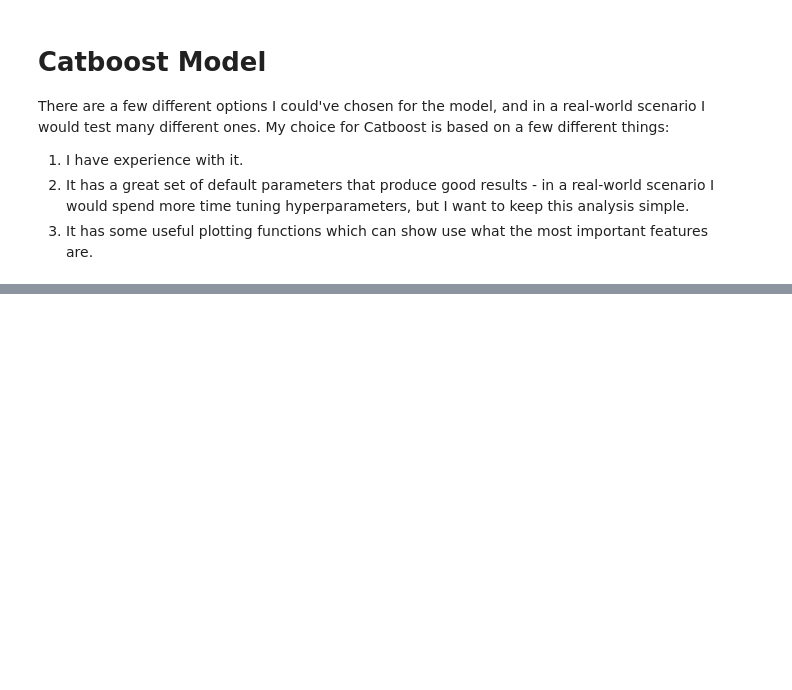
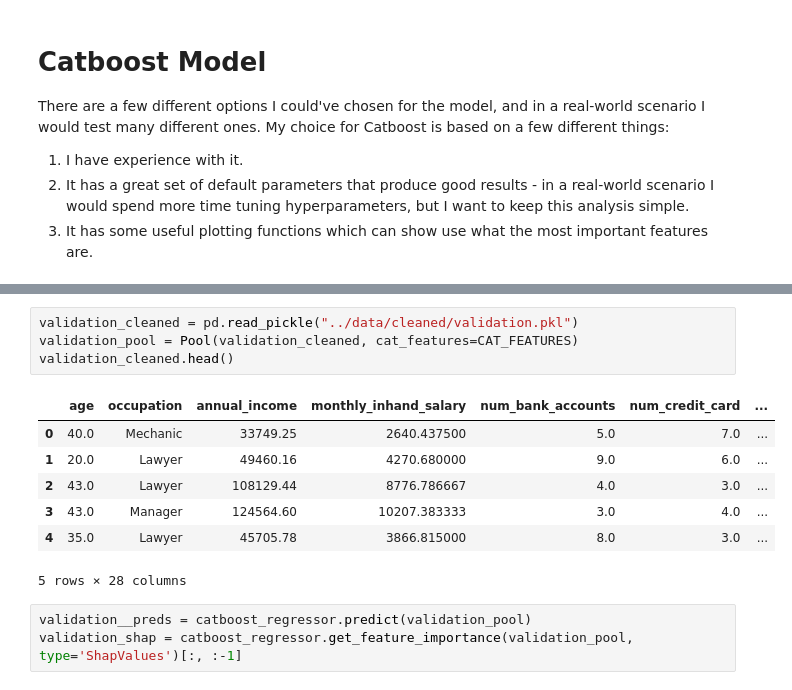
Before and after one commit to jgk-iles/zilch_interview, a Jupyter notebook: notebooks/catboost.ipynb, the cells around one changed output, grey strips where cells are left out. Saved outputs shown, nothing was run; the diff lists cells and outputs as text; blank space fills up the shorter version.

```diff
--- a/notebooks/catboost.ipynb
+++ b/notebooks/catboost.ipynb
@@ -208,0 +149,15 @@ feature_importances
+# %%
+validation_cleaned = pd.read_pickle("../data/cleaned/validation.pkl")
+validation_pool = Pool(validation_cleaned, cat_features=CAT_FEATURES)
+validation_cleaned.head()
+# %% [output]
+|  | age | occupation | annual_income | monthly_inhand_salary | num_bank_accounts | num_credit_card | ... |
+| 0 | 40.0 | Mechanic | 33749.25 | 2640.437500 | 5.0 | 7.0 | ... |
+| 1 | 20.0 | Lawyer | 49460.16 | 4270.680000 | 9.0 | 6.0 | ... |
+| 2 | 43.0 | Lawyer | 108129.44 | 8776.786667 | 4.0 | 3.0 | ... |
+| 3 | 43.0 | Manager | 124564.60 | 10207.383333 | 3.0 | 4.0 | ... |
+| 4 | 35.0 | Lawyer | 45705.78 | 3866.815000 | 8.0 | 3.0 | ... |
+5 rows × 28 columns
+# %%
+validation__preds = catboost_regressor.predict(validation_pool)
+validation_shap = catboost_regressor.get_feature_importance(validation_pool, type='ShapValues')[:, :-1]
```
Also changed, not shown: parts of 24 cells of this notebook.
